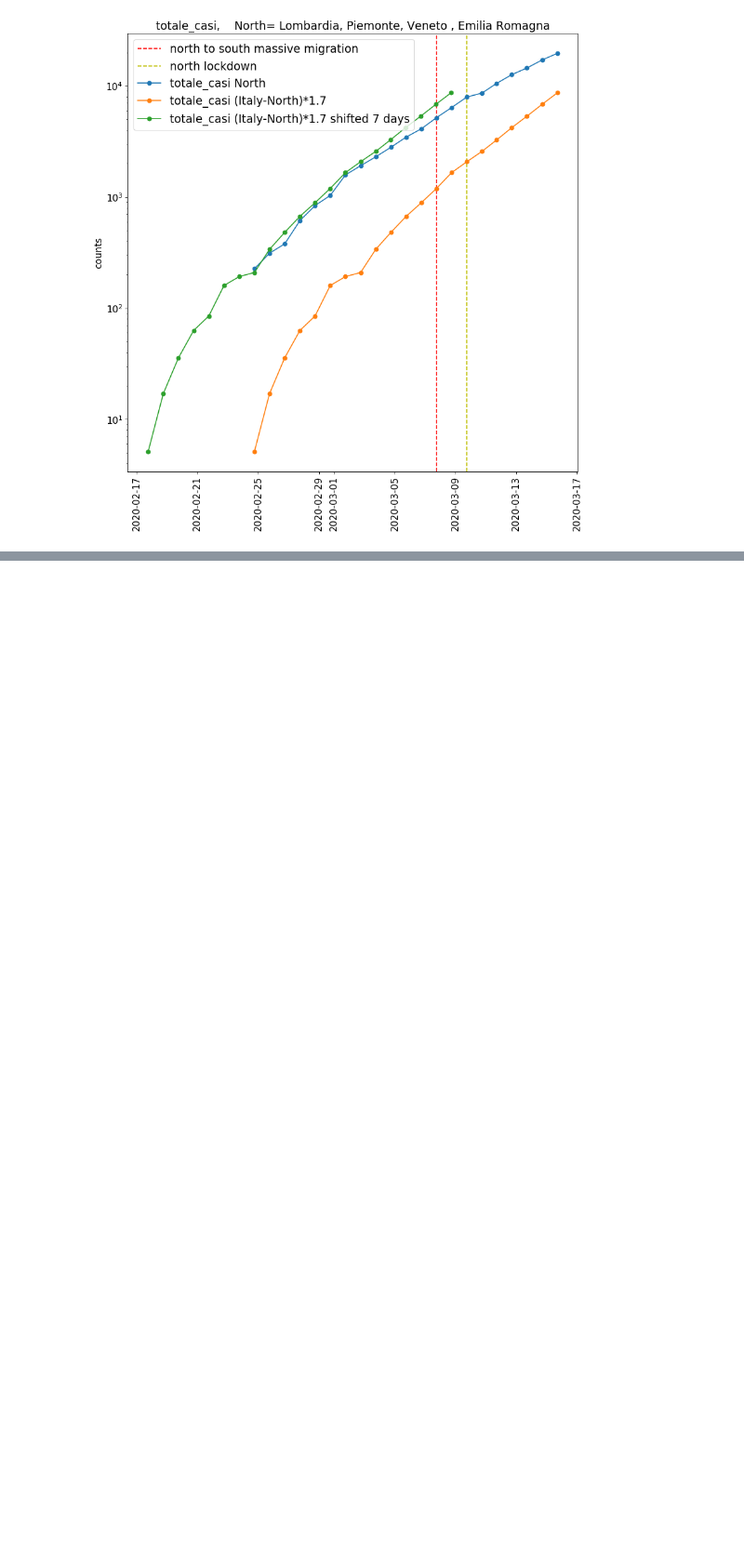
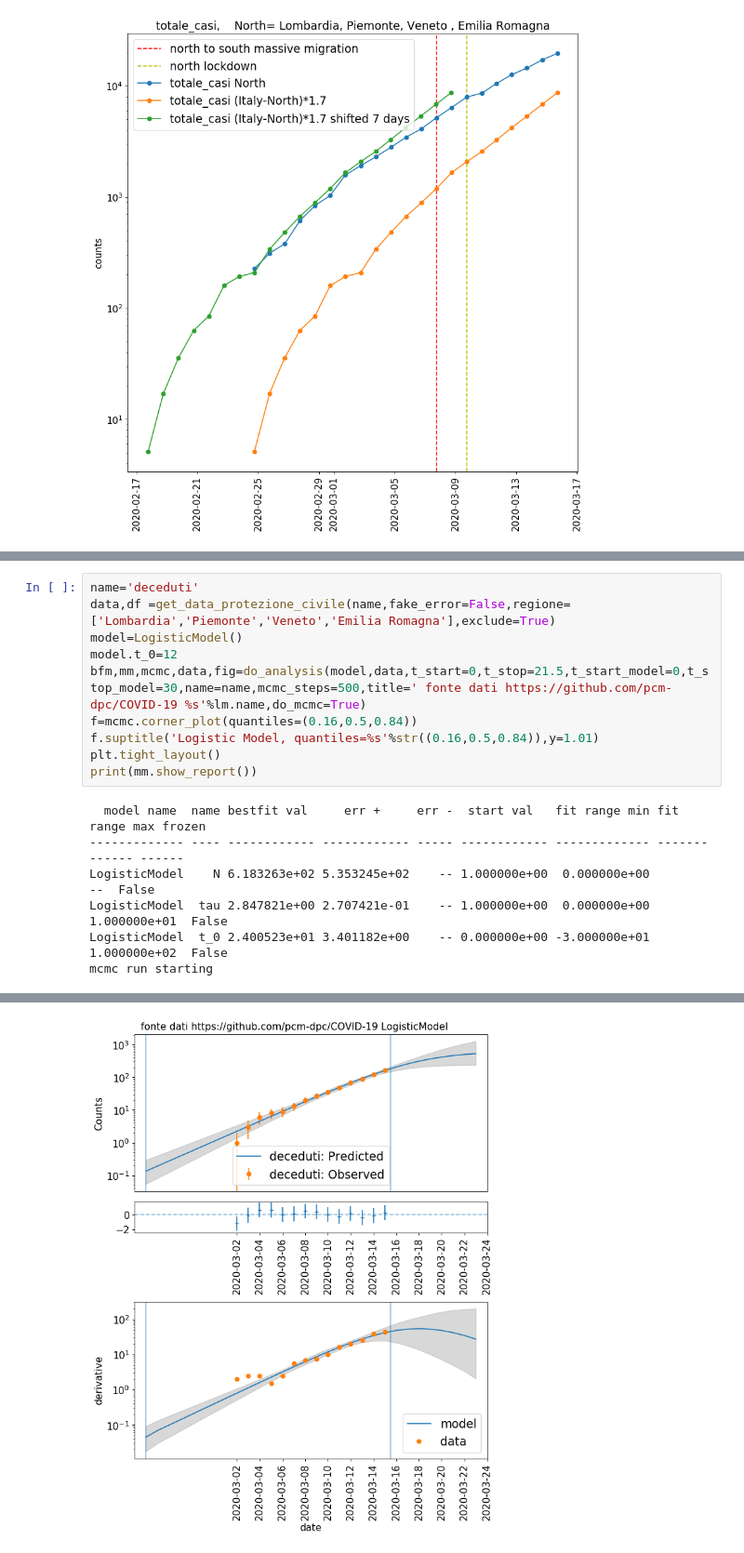
Before and after one commit to andreatramacere/covid19-analysis, a Jupyter notebook: covid_stat.ipynb, the cells around one changed output, grey strips where cells are left out. Shown at 93% size. Drawn from its saved outputs; the diff is of its cells as text; blank space fills up the shorter version.

```diff
--- a/covid_stat.ipynb
+++ b/covid_stat.ipynb
@@ -590,0 +667,17 @@ plt.semilogy()
+# %%
+name='deceduti'
+data,df =get_data_protezione_civile(name,fake_error=False,regione=['Lombardia','Piemonte','Veneto','Emilia Romagna'],exclude=True)
+model=LogisticModel()
+model.t_0=12
+bfm,mm,mcmc,data,fig=do_analysis(model,data,t_start=0,t_stop=21.5,t_start_model=0,t_stop_model=30,name=name,mcmc_steps=500,title=' fonte dati https://github.com/pcm-dpc/COVID-19 %s'%lm.name,do_mcmc=True)
+f=mcmc.corner_plot(quantiles=(0.16,0.5,0.84))
+f.suptitle('Logistic Model, quantiles=%s'%str((0.16,0.5,0.84)),y=1.01)
+plt.tight_layout()
+print(mm.show_report())
+# %% [output]
+  model name  name bestfit val     err +     err -  start val   fit range min fit range max frozen
+------------- ---- ------------ ------------ ----- ------------ ------------- ------------- ------
+LogisticModel    N 6.183263e+02 5.353245e+02    -- 1.000000e+00  0.000000e+00            --  False
+LogisticModel  tau 2.847821e+00 2.707421e-01    -- 1.000000e+00  0.000000e+00  1.000000e+01  False
+LogisticModel  t_0 2.400523e+01 3.401182e+00    -- 0.000000e+00 -3.000000e+01  1.000000e+02  False
+mcmc run starting
@@ -590,0 +701 @@ plt.semilogy()
+[figure, added]
```
Also changed, not shown: parts of 12 cells of this notebook.
